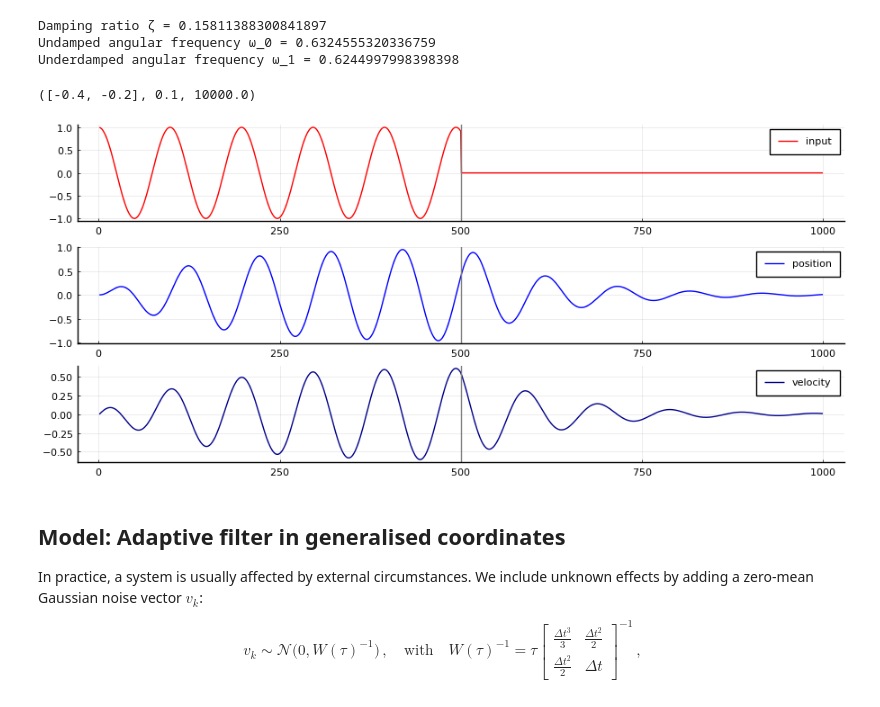
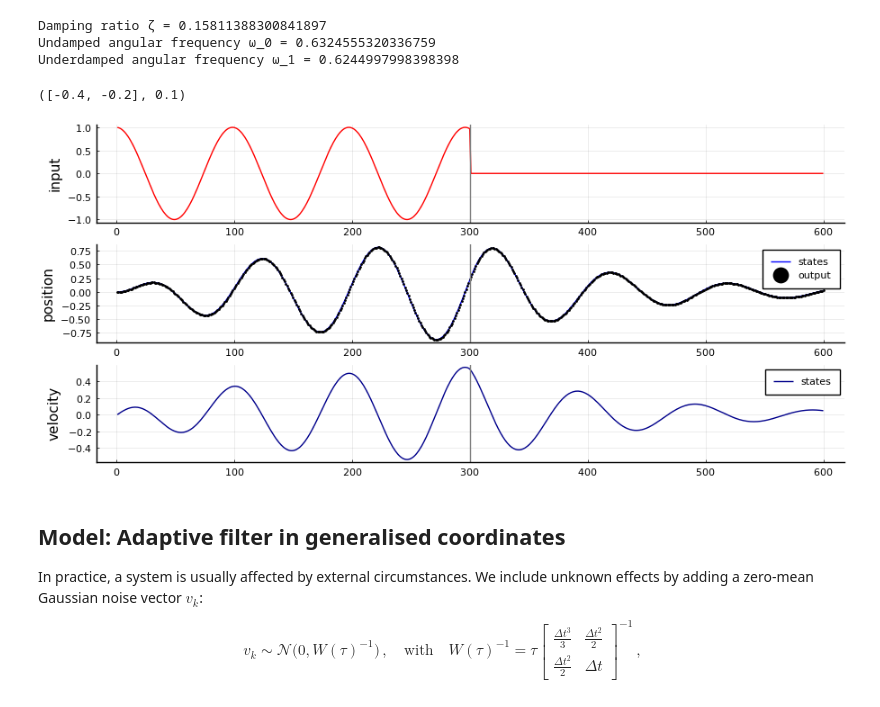
Before and after one commit to wmkouw/actinf-oscillator, a Jupyter notebook: demo_ActInf-GFX-oscillator.ipynb, the cells around one changed output. Cells and saved outputs as stored; diff of their text form; code cells hidden in the pictures.

```diff
--- a/demo_ActInf-GFX-oscillator.ipynb
+++ b/demo_ActInf-GFX-oscillator.ipynb
@@ -97,63 +94,74 @@ println("Underdamped angular frequency ω_1 = "*string(ω1))
 Damping ratio ζ = 0.15811388300841897
 Undamped angular frequency ω_0 = 0.6324555320336759
 Underdamped angular frequency ω_1 = 0.6244997998398398
+# %%
+# Measurement noise precision obtained from data
+ξ = 1e8;
+# %%
+# Utility matrices
+S = [1. Δt; 0. 1.]
+s = [0., Δt]
+
+# State transition coefficients
+θ1 = -k/m
+θ2 = -c/m
+θ_true = [θ1, θ2]
+
+# Control coefficient
+η_true = 1/m
+
+# Pack substituted variables
+subs_params = (θ_true, η_true)
+# %% [output]
+([-0.4, -0.2], 0.1)
 # %%
 function sim_sys(input, z_kmin1, params)
    "Simulate dynamic system"
 
     # Unpack parameters
-    θ, η, ξ = params
+    θ, η = params
+
+    A = [1. Δt; 0. 1.] + [0., Δt]*θ'
+    B = [0., Δt]*η
+    C = [1., 0.]'
 
     # State transition
-    z_k = (S + s*θ')*z_kmin1 + s*η*input
+    z_k = A*z_kmin1 + B*input
 
     # Generate observation
-    y_k = [1, 0]'*z_k + sqrt(inv(ξ))*randn(1,)[1]
+    y_k = C*z_k + sqrt(inv(ξ))*randn(1,)[1]
 
     return y_k, z_k
 end;
-# %%
-# Utility matrices
-S = [1. Δt; 0. 1.]
-s = [0., Δt]
-
-# State transition coefficients
-θ1 = -k/m
-θ2 = -c/m
-θ_true = [θ1, θ2]
-
-# Control coefficient
-η_true = 1/m
-
-# Pack substituted variables
-subs_params = (θ_true, η_true, ξ_true)
-# %% [output]
-([-0.4, -0.2], 0.1, 10000.0)
 # %%
 # Time
-T = 1000
-stop = T-500
+T = 600
+stop = T-300
 
 # Input signal
 input = [cos.(Δt .*(1:stop)* 2/π); zeros(length(stop+1:T),)]
 
 # Preallocate arrays
 states = zeros(T,2)
 output = zeros(T,)
 
 for k = 2:T
     output[k], states[k,:] = sim_sys(input[k], states[k-1,:], subs_params)
 end
 
-p101 = plot(1:T, input, linewidth=1, color="red", label="input", size=(900,300))
+p101 = plot(1:T, input, linewidth=1, color="red", ylabel="input", label="")
 vline!([stop], color="gray", label="")
-p102 = plot(1:T, states[:,1], linewidth=1, color="blue", label="position", size=(900,300))
+
+p102 = plot(1:T, states[:,1], linewidth=1, color="blue", ylabel="position", label="states")
+scatter!(1:T, output, color="black", markersize=1, label="output")
 vline!([stop], color="gray", label="")
-p103 = plot(1:T, states[:,2], linewidth=1, color="darkblue", label="velocity", size=(900,300))
+
+p103 = plot(1:T, states[:,2], linewidth=1, color="darkblue", ylabel="velocity", label="states")
 vline!([stop], color="gray", label="")
+
 p100 = plot(p101, p102, p103, layout=(3,1), size=(900,400))
 # %% [output]
-[figure, old version]
+[figure, new version]
 # %%
 savefig(p100, "figures/example-input-output_seq1.png")
 # %% [markdown]
```
Also changed, not shown: parts of 31 cells of this notebook, 2 other files.
